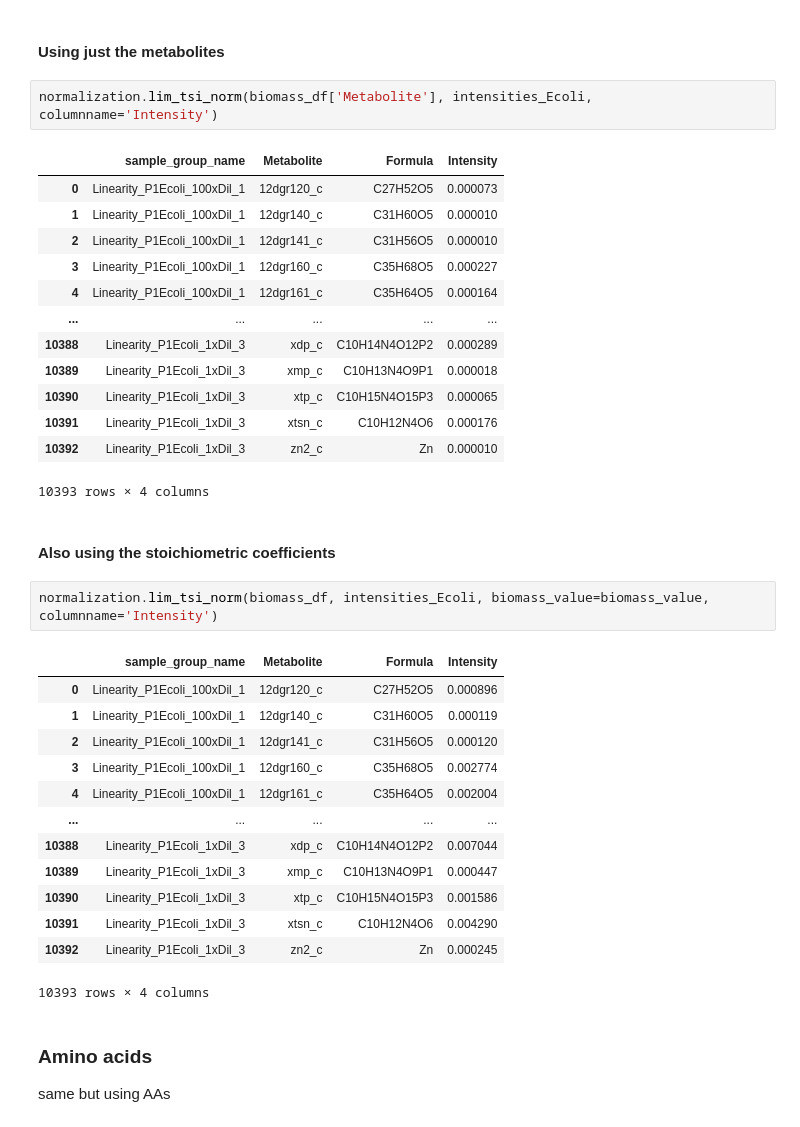
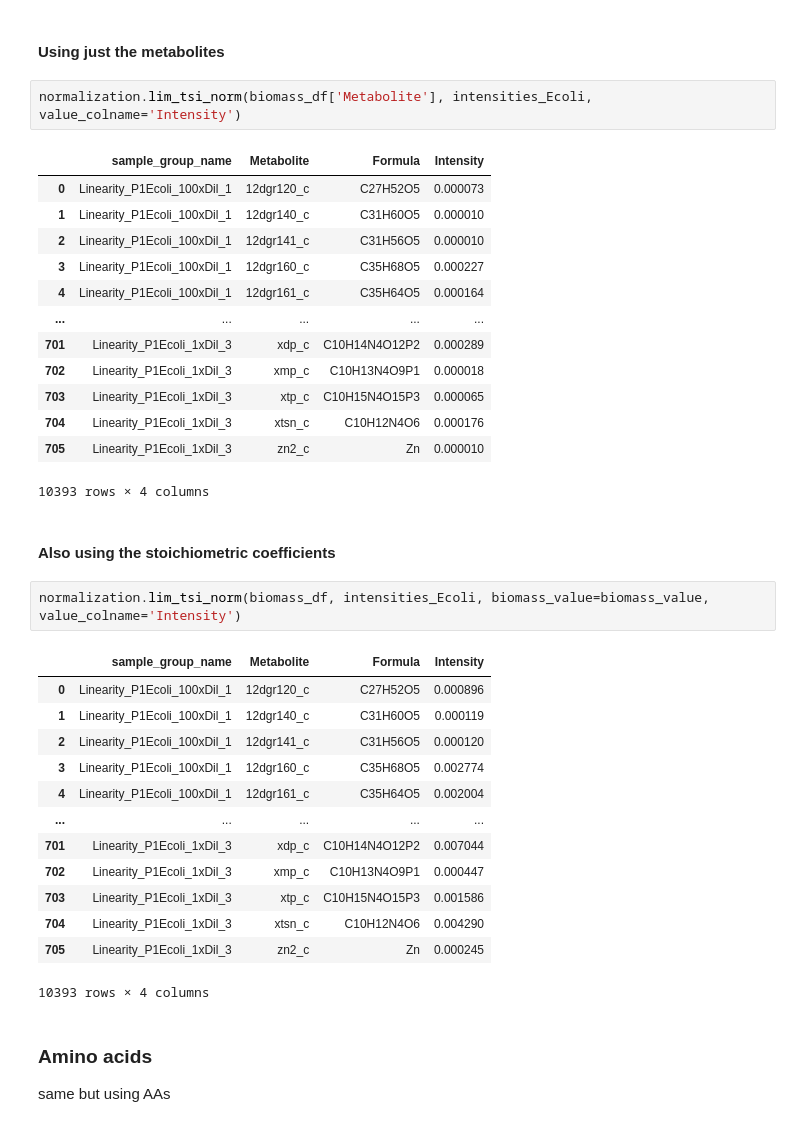
Before and after one commit to AutoFlowResearch/BFAIR, a Jupyter notebook: examples/Normalization_example_notebook.ipynb, the cells around one changed output. Cells and saved outputs as stored; diff of their text form.

```diff
--- a/examples/Normalization_example_notebook.ipynb
+++ b/examples/Normalization_example_notebook.ipynb
@@ -134,25 +134,25 @@ biomass_df['Value'] = bm_vals
 # %% [markdown]
 #### Using just the metabolites
 # %%
-normalization.lim_tsi_norm(biomass_df['Metabolite'], intensities_Ecoli, columnname='Intensity')
+normalization.lim_tsi_norm(biomass_df['Metabolite'], intensities_Ecoli, value_colname='Intensity')
 # %% [output]
 |  | sample_group_name | Metabolite | Formula | Intensity |
 | 0 | Linearity_P1Ecoli_100xDil_1 | 12dgr120_c | C27H52O5 | 0.000073 |
 | 1 | Linearity_P1Ecoli_100xDil_1 | 12dgr140_c | C31H60O5 | 0.000010 |
 | 2 | Linearity_P1Ecoli_100xDil_1 | 12dgr141_c | C31H56O5 | 0.000010 |
 | 3 | Linearity_P1Ecoli_100xDil_1 | 12dgr160_c | C35H68O5 | 0.000227 |
 | 4 | Linearity_P1Ecoli_100xDil_1 | 12dgr161_c | C35H64O5 | 0.000164 |
 | ... | ... | ... | ... | ... |
-| 10388 | Linearity_P1Ecoli_1xDil_3 | xdp_c | C10H14N4O12P2 | 0.000289 |
-| 10389 | Linearity_P1Ecoli_1xDil_3 | xmp_c | C10H13N4O9P1 | 0.000018 |
-| 10390 | Linearity_P1Ecoli_1xDil_3 | xtp_c | C10H15N4O15P3 | 0.000065 |
-| 10391 | Linearity_P1Ecoli_1xDil_3 | xtsn_c | C10H12N4O6 | 0.000176 |
-| 10392 | Linearity_P1Ecoli_1xDil_3 | zn2_c | Zn | 0.000010 |
+| 701 | Linearity_P1Ecoli_1xDil_3 | xdp_c | C10H14N4O12P2 | 0.000289 |
+| 702 | Linearity_P1Ecoli_1xDil_3 | xmp_c | C10H13N4O9P1 | 0.000018 |
+| 703 | Linearity_P1Ecoli_1xDil_3 | xtp_c | C10H15N4O15P3 | 0.000065 |
+| 704 | Linearity_P1Ecoli_1xDil_3 | xtsn_c | C10H12N4O6 | 0.000176 |
+| 705 | Linearity_P1Ecoli_1xDil_3 | zn2_c | Zn | 0.000010 |
 10393 rows × 4 columns
 # %% [markdown]
 #### Also using the stoichiometric coefficients
 # %%
-normalization.lim_tsi_norm(biomass_df, intensities_Ecoli, biomass_value=biomass_value, columnname='Intensity')
+normalization.lim_tsi_norm(biomass_df, intensities_Ecoli, biomass_value=biomass_value, value_colname='Intensity')
 # %% [output]
 |  | sample_group_name | Metabolite | Formula | Intensity |
 | 0 | Linearity_P1Ecoli_100xDil_1 | 12dgr120_c | C27H52O5 | 0.000896 |
@@ -161,11 +161,11 @@ normalization.lim_tsi_norm(biomass_df, intensities_Ecoli, biomass_value=biomass_
 | 3 | Linearity_P1Ecoli_100xDil_1 | 12dgr160_c | C35H68O5 | 0.002774 |
 | 4 | Linearity_P1Ecoli_100xDil_1 | 12dgr161_c | C35H64O5 | 0.002004 |
 | ... | ... | ... | ... | ... |
-| 10388 | Linearity_P1Ecoli_1xDil_3 | xdp_c | C10H14N4O12P2 | 0.007044 |
-| 10389 | Linearity_P1Ecoli_1xDil_3 | xmp_c | C10H13N4O9P1 | 0.000447 |
-| 10390 | Linearity_P1Ecoli_1xDil_3 | xtp_c | C10H15N4O15P3 | 0.001586 |
-| 10391 | Linearity_P1Ecoli_1xDil_3 | xtsn_c | C10H12N4O6 | 0.004290 |
-| 10392 | Linearity_P1Ecoli_1xDil_3 | zn2_c | Zn | 0.000245 |
+| 701 | Linearity_P1Ecoli_1xDil_3 | xdp_c | C10H14N4O12P2 | 0.007044 |
+| 702 | Linearity_P1Ecoli_1xDil_3 | xmp_c | C10H13N4O9P1 | 0.000447 |
+| 703 | Linearity_P1Ecoli_1xDil_3 | xtp_c | C10H15N4O15P3 | 0.001586 |
+| 704 | Linearity_P1Ecoli_1xDil_3 | xtsn_c | C10H12N4O6 | 0.004290 |
+| 705 | Linearity_P1Ecoli_1xDil_3 | zn2_c | Zn | 0.000245 |
 10393 rows × 4 columns
 # %% [markdown]
 ### Amino acids
```
Also changed, not shown: parts of 5 cells of this notebook.
